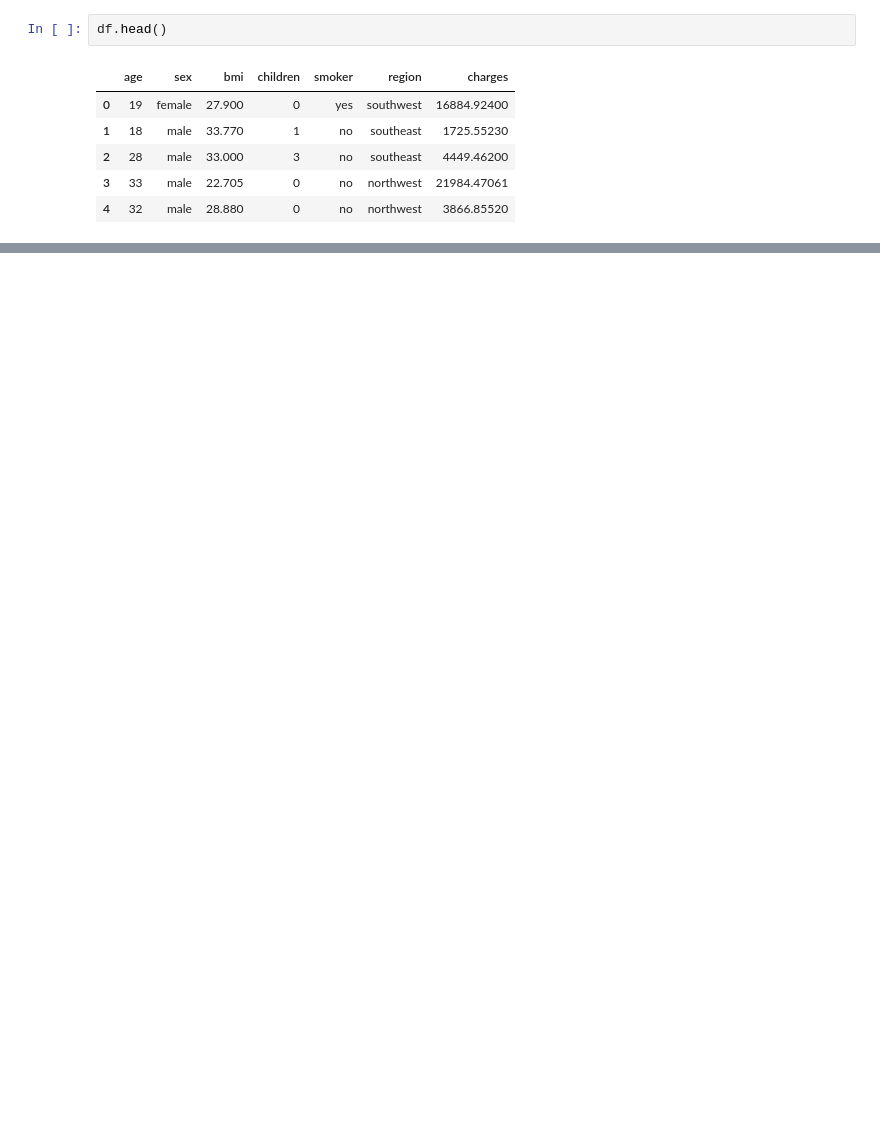
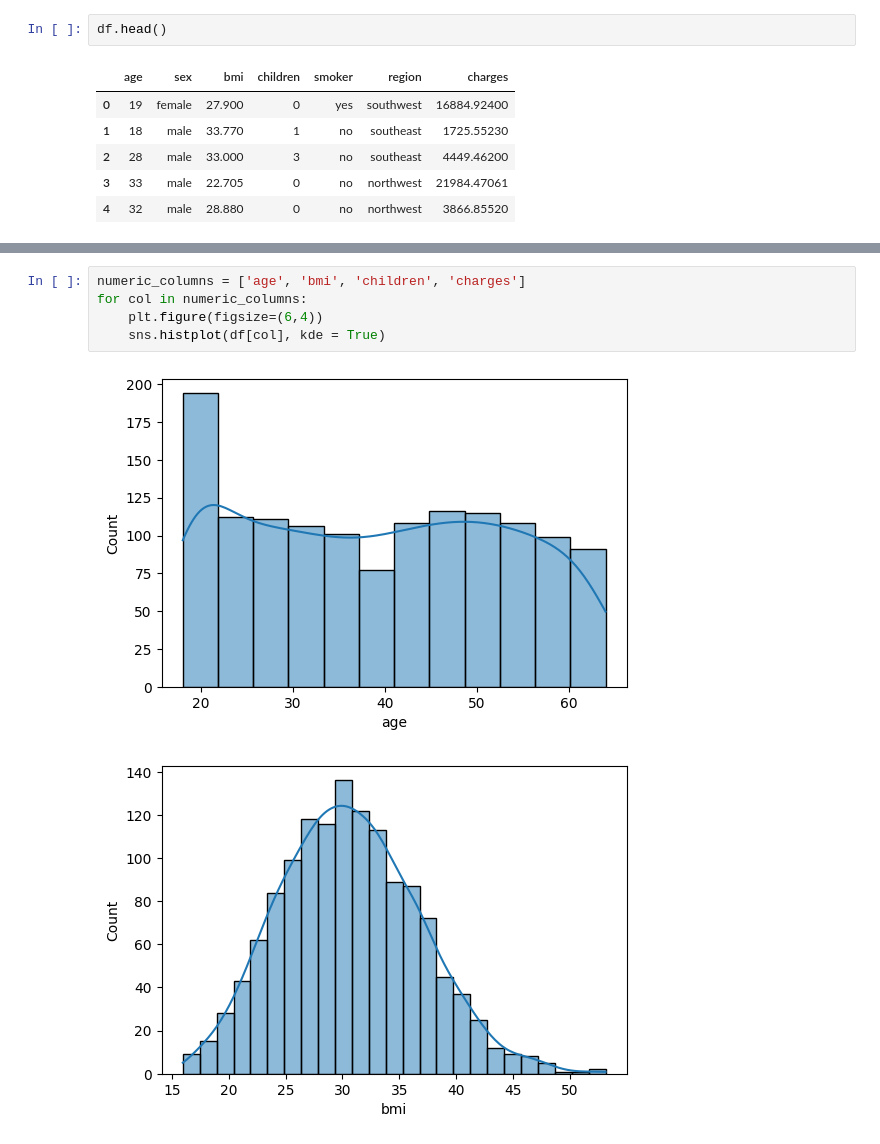
Before and after one commit to ShivamAttri05/Machine_Learning, a Jupyter notebook: 00_EDA/EDA_Project1.ipynb, the cells around one changed output, grey strips where cells are left out. Drawn from its saved outputs; the diff is of its cells as text; blank space fills up the shorter version.

```diff
--- a/00_EDA/EDA_Project1.ipynb
+++ b/00_EDA/EDA_Project1.ipynb
@@ -101,0 +87,8 @@ Name: count, dtype: int64
+# %%
+numeric_columns = ['age', 'bmi', 'children', 'charges']
+for col in numeric_columns:
+    plt.figure(figsize=(6,4))
+    sns.histplot(df[col], kde = True)
+# %% [output]
+[figure, added]
+[figure, added]
```
Also changed, not shown: parts of 32 cells of this notebook.
